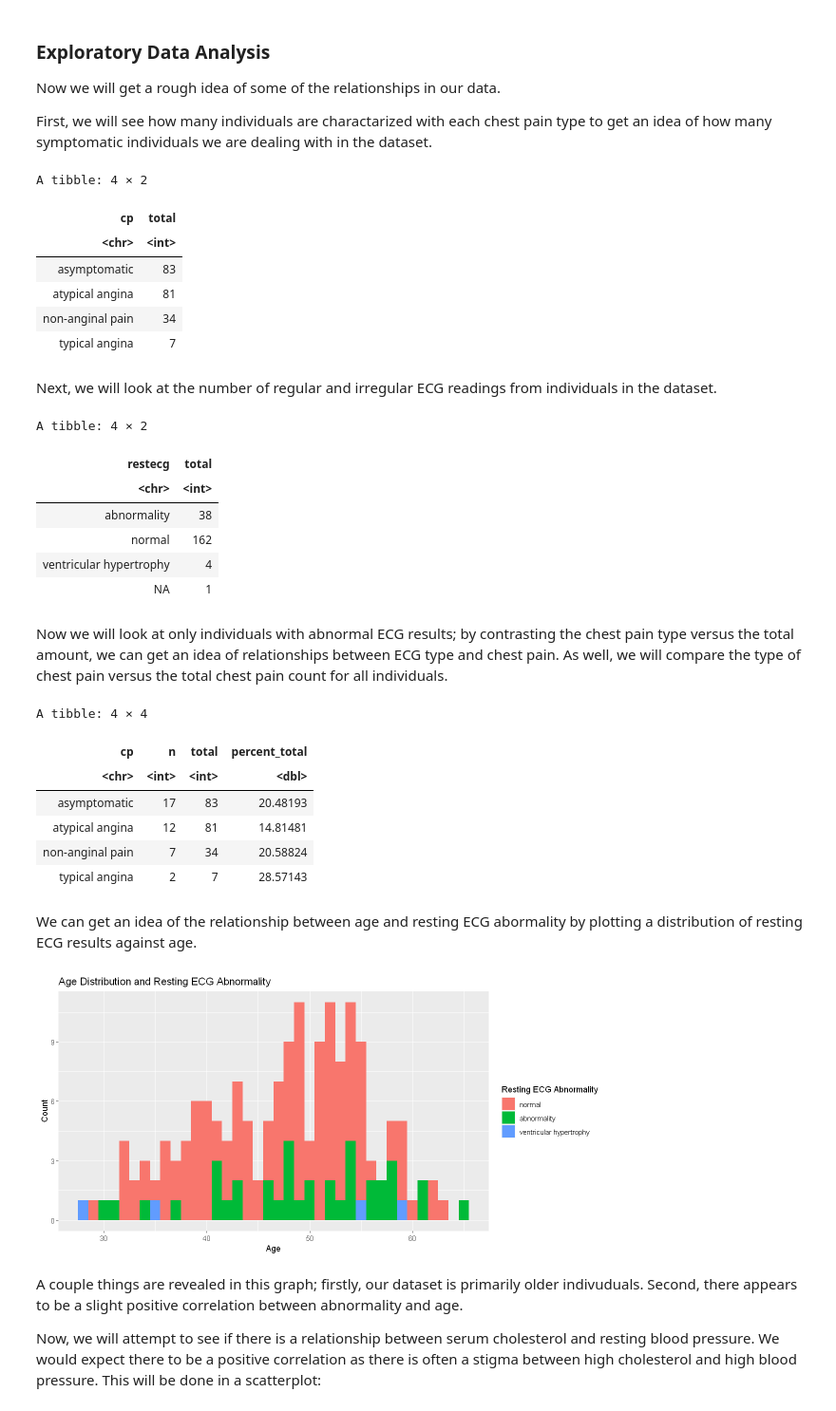
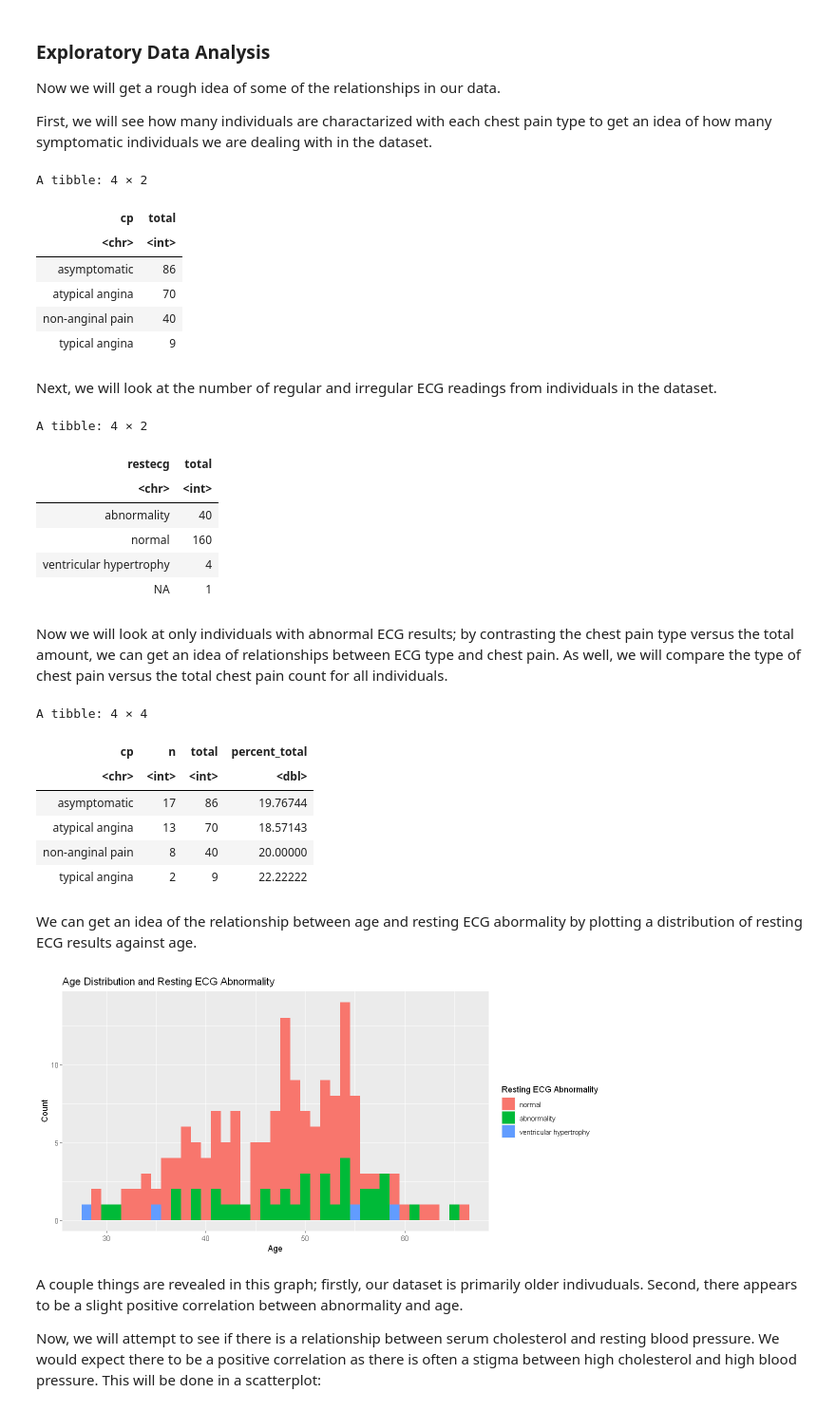
Before and after one commit to CallumMackenzie/dsci100-group-project, a Jupyter notebook: final.ipynb, the cells around one changed output. Shown at 95% size. Drawn from its saved outputs; the diff is of its cells as text; code cells hidden in the pictures.

```diff
--- a/final.ipynb
+++ b/final.ipynb
@@ -137,16 +137,18 @@ A tibble: 6 × 14
 # %% [markdown]
 Now we will split the data into training and testing sets to ensure our analysis and model can be tested against data it has not seen.
 # %%
+set.seed(45678)
+
 heart_data_split <- initial_split(heart_data, prop = 0.7, strata = num)
-heart_data_training <- training(heart_data_split)
-heart_data_testing <- testing(heart_data_split)
+heart_training <- training(heart_data_split)
+heart_testing <- testing(heart_data_split)
 # %% [markdown]
 ### Exploratory Data Analysis
 Now we will get a rough idea of some of the relationships in our data.
 
 First, we will see how many individuals are charactarized with each chest pain type to get an idea of how many symptomatic individuals we are dealing with in the dataset.
 # %%
-chest_pain_counts <- count(heart_data_training, cp) |>
+chest_pain_counts <- count(heart_training, cp) |>
     mutate(total = n) |>
     select(-n)
 chest_pain_counts
@@ -154,14 +156,14 @@ chest_pain_counts
 A tibble: 4 × 2
 | cp | total |
 | <chr> | <int> |
-| asymptomatic | 83 |
-| atypical angina | 81 |
-| non-anginal pain | 34 |
-| typical angina | 7 |
+| asymptomatic | 86 |
+| atypical angina | 70 |
+| non-anginal pain | 40 |
+| typical angina | 9 |
 # %% [markdown]
 Next, we will look at the number of regular and irregular ECG readings from individuals in the dataset.
 # %%
-restecg_counts <- count(heart_data_training, restecg) |>
+restecg_counts <- count(heart_training, restecg) |>
     mutate(total = n) |>
     select(-n)
 restecg_counts
@@ -169,14 +171,14 @@ restecg_counts
 A tibble: 4 × 2
 | restecg | total |
 | <chr> | <int> |
-| abnormality | 38 |
-| normal | 162 |
+| abnormality | 40 |
+| normal | 160 |
 | ventricular hypertrophy | 4 |
 | NA | 1 |
 # %% [markdown]
 Now we will look at only individuals with abnormal ECG results; by contrasting the chest pain type versus the total amount, we can get an idea of relationships between ECG type and chest pain. As well, we will compare the type of chest pain versus the total chest pain count for all individuals.
 # %%
-abnormal_restecg_chest_pain_counts <- heart_data_training |>
+abnormal_restecg_chest_pain_counts <- heart_training |>
     filter(restecg == "abnormality") |>
     count(cp) |>
     bind_cols(select(chest_pain_counts, total)) |>
@@ -186,27 +188,27 @@ abnormal_restecg_chest_pain_counts
 A tibble: 4 × 4
 | cp | n | total | percent_total |
 | <chr> | <int> | <int> | <dbl> |
-| asymptomatic | 17 | 83 | 20.48193 |
-| atypical angina | 12 | 81 | 14.81481 |
-| non-anginal pain | 7 | 34 | 20.58824 |
-| typical angina | 2 | 7 | 28.57143 |
+| asymptomatic | 17 | 86 | 19.76744 |
+| atypical angina | 13 | 70 | 18.57143 |
+| non-anginal pain | 8 | 40 | 20.00000 |
+| typical angina | 2 | 9 | 22.22222 |
 # %% [markdown]
 We can get an idea of the relationship between age and resting ECG abormality by plotting a distribution of resting ECG results against age.
 # %%
 options(repr.plot.height = 5, repr.plot.width = 10)
 
-age_vs_ecg_plot <- heart_data_training |>
+age_vs_ecg_plot <- heart_training |>
     filter(!is.na(restecg)) |>
     ggplot(aes(x = age, fill = as_factor(restecg))) +
     geom_histogram(position = "identity", binwidth = 1) +
     labs(fill = "Resting ECG Abnormality") +
     xlab("Age") +
     ylab("Count") +
     ggtitle("Age Distribution and Resting ECG Abnormality")
 
 age_vs_ecg_plot
 # %% [output]
-[figure, old version]
+[figure, new version]
 # %% [markdown]
 A couple things are revealed in this graph; firstly, our dataset is primarily older indivuduals. Second, there appears to be a slight positive correlation between abnormality and age.
 
```
Also changed, not shown: parts of 6 cells of this notebook.
